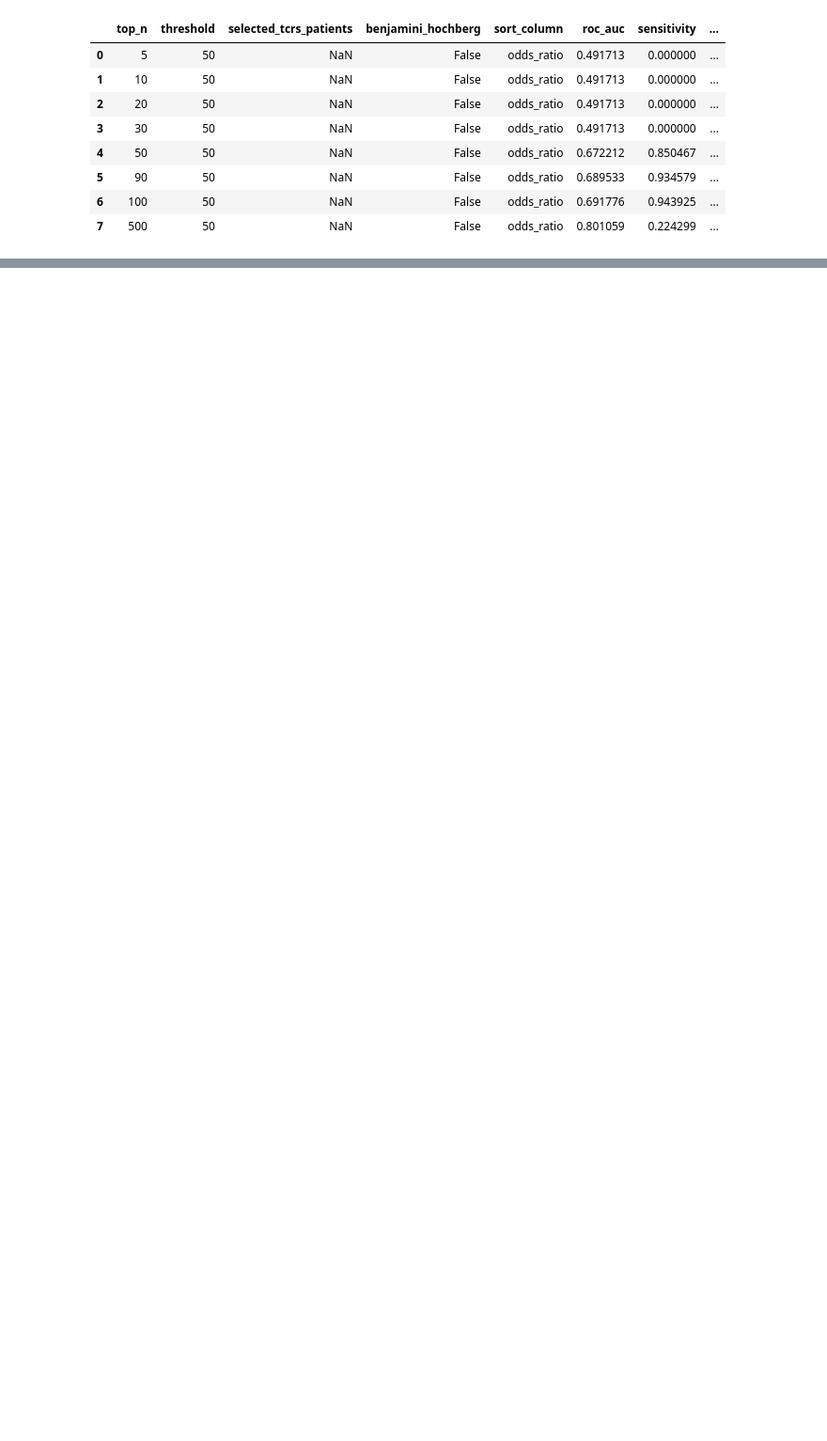
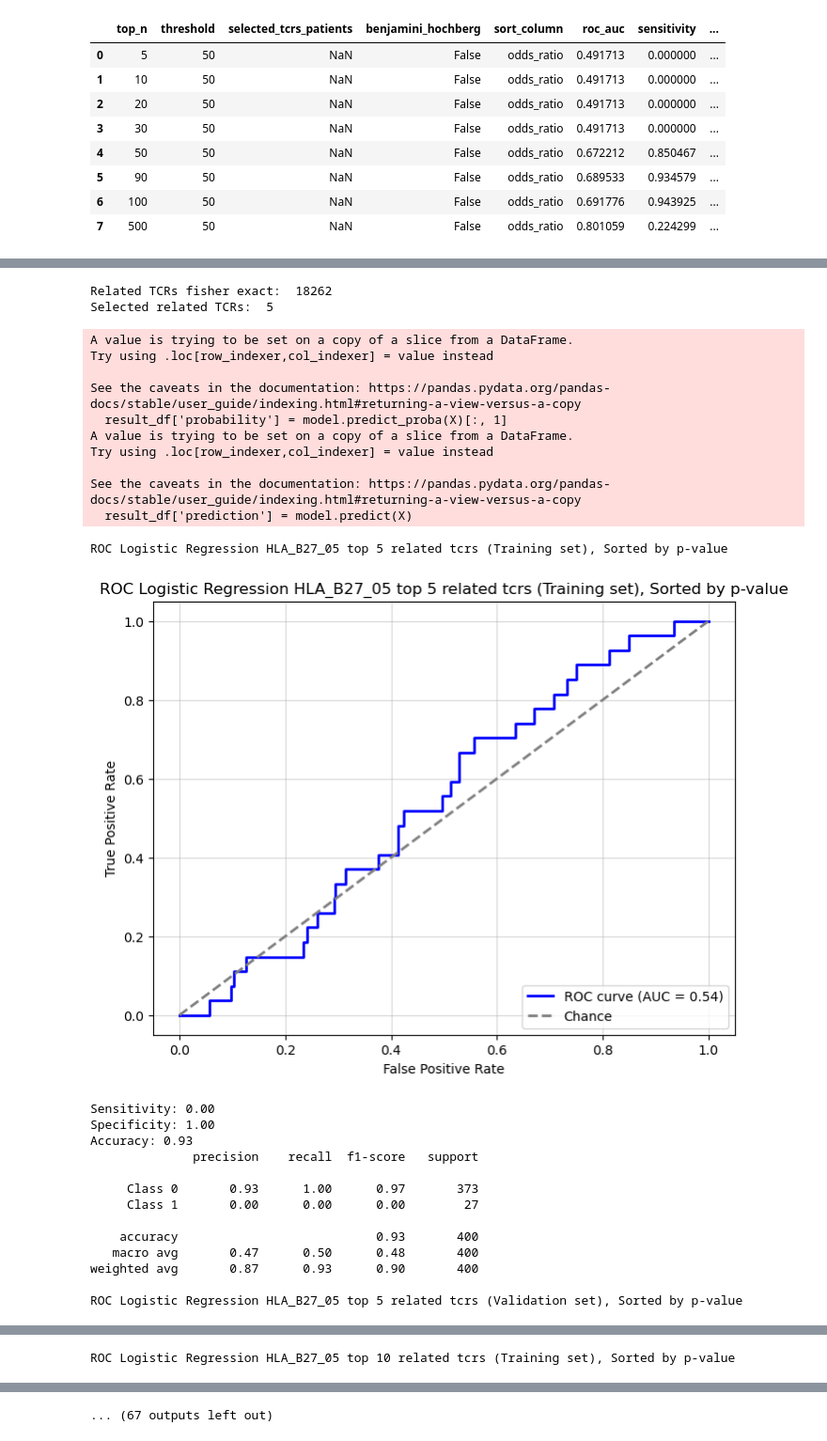
Before and after one commit to saartjeherman/Emerson, a Jupyter notebook: emerson_clean.ipynb, the cells around one changed output, grey strips where cells are left out. Shown at 94% size. Drawn from its saved outputs; the diff is of its cells as text; code cells hidden in the pictures; blank space fills up the shorter version.

```diff
--- a/emerson_clean.ipynb
+++ b/emerson_clean.ipynb
@@ -1511,0 +2008,67 @@ metrics_validation_df_fisher
+# %%
+top_n = [5, 10, 20, 30, 50, 90, 100, 500, 1000, 5000, 10000]
+
+
+metrics_training_data = []
+metrics_validation_data = []
+
+patient_df = af.match_hla('\\data\\HLA_emerson_2017', '\\data\\B_27_05_features.txt', hla_type='HLA-B*27:05')
+patient_df = af.select_patients_hla_labelling(patient_df, hla_column='has_HLA_B27_05')
+
+fisher_exact_results_df = af.read_file('results\\fisher_exact_results_b_27_05.tsv')
+fisher_exact_results_df['TCR'] = fisher_exact_results_df['TCR'].apply(ast.literal_eval)
+patients_path = '\\data\\HLA_emerson_2017'
+
+bn = False
+
+for n in top_n:
+    #result_df_training_plot = result_df_copy.iloc[:400]
+    #af.plot_total_vs_significant_tcrs(result_df_training_plot, n)
+    result_df = af.preprocessing_dataset(fisher_exact_results_df, patient_df, patients_path, top_n=n, benjamini_hochberg=bn, hla_column='has_HLA_B27_05')
+    filename = 'results\\models\\logistic_regression_top' + str(n) + '_fisher_exact_hla_b_27_05.joblib'
+    model, metrics_training = af.train_training_dataset(result_df, top_n=n, benjamini_hochberg=bn,
+                                                         filename_model=filename, folder='results\\9', hla_column='has_HLA_B27_05')
+    metrics_training_data.append(metrics_training)
+
+    #validation set
+    metrics_validation = af.validate_validation_dataset(result_df, top_n=n, number_patients=400,
+                                                        benjamini_hochberg=bn, model=model, folder='results\\9', hla_column='has_HLA_B27_05')
+    metrics_validation_data.append(metrics_validation)
+
+
+metrics_training_df = pd.DataFrame(metrics_training_data)
+metrics_validation_df = pd.DataFrame(metrics_validation_data)
+
+af.write_to_file(metrics_training_df, 'results\\metrics_classifiers_training_hla_b_27_05.tsv')
+af.write_to_file(metrics_validation_df, 'results\\metrics_classifiers_validation_hla_b_27_05.tsv')
+
+metrics_training_df
+metrics_validation_df
+# %% [output]
+Related TCRs fisher exact:  18262
+Selected related TCRs:  5
+A value is trying to be set on a copy of a slice from a DataFrame.
+Try using .loc[row_indexer,col_indexer] = value instead
+
+See the caveats in the documentation: https://pandas.pydata.org/pandas-docs/stable/user_guide/indexing.html#returning-a-view-versus-a-copy
+  result_df['probability'] = model.predict_proba(X)[:, 1]
+A value is trying to be set on a copy of a slice from a DataFrame.
+Try using .loc[row_indexer,col_indexer] = value instead
+
+See the caveats in the documentation: https://pandas.pydata.org/pandas-docs/stable/user_guide/indexing.html#returning-a-view-versus-a-copy
+  result_df['prediction'] = model.predict(X)
+ROC Logistic Regression HLA_B27_05 top 5 related tcrs (Training set), Sorted by p-value
+[figure, added]
+Sensitivity: 0.00
+Specificity: 1.00
+Accuracy: 0.93
+              precision    recall  f1-score   support
+
+     Class 0       0.93      1.00      0.97       373
+     Class 1       0.00      0.00      0.00        27
+
+    accuracy                           0.93       400
+   macro avg       0.47      0.50      0.48       400
+weighted avg       0.87      0.93      0.90       400
+
+ROC Logistic Regression HLA_B27_05 top 5 related tcrs (Validation set), Sorted by p-value
@@ -1511,0 +2110 @@ metrics_validation_df_fisher
+ROC Logistic Regression HLA_B27_05 top 10 related tcrs (Training set), Sorted by p-value
@@ -1511,0 +2125 @@ metrics_validation_df_fisher
+... (67 outputs left out)
```
Also changed, not shown: parts of 46 cells of this notebook, 1 other file.
